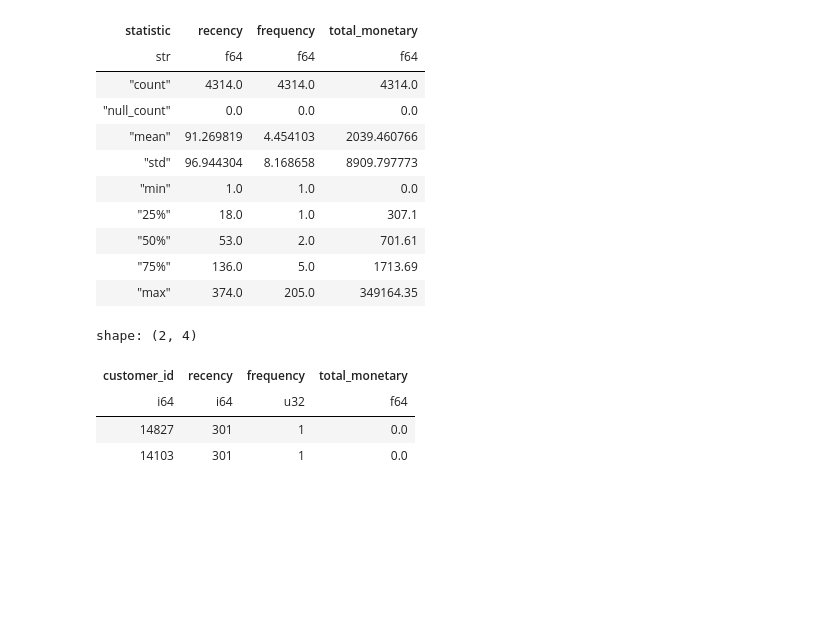
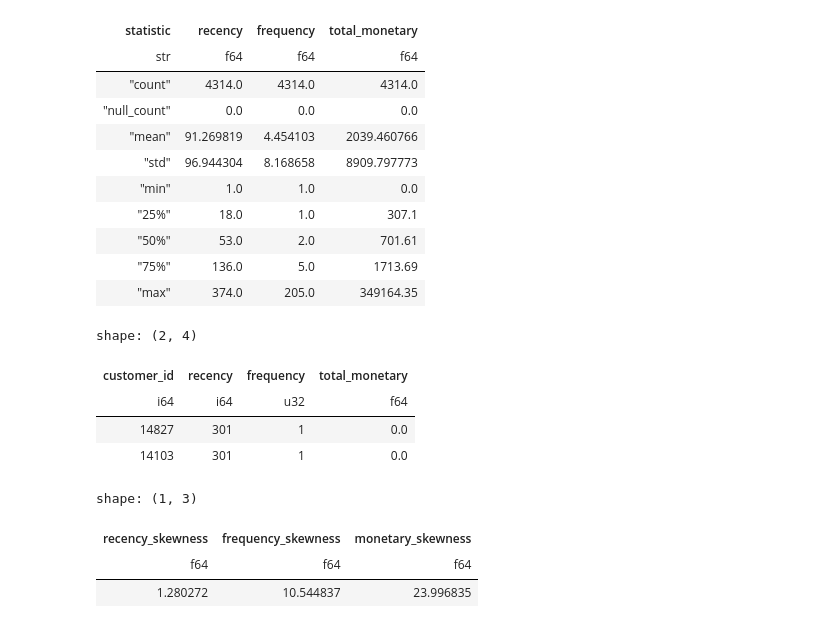
Before and after one commit to khanim-abdullayeva/Customer-Segmentation-and-Recommendation-System, a Jupyter notebook: notebook/02_rfm_analysis.ipynb, the cells around one changed output. Cells and saved outputs as stored; diff of their text form; code cells hidden in the pictures; blank space fills up the shorter version.

Commit message:
Calculate skewness for RFM metrics

```diff
--- a/notebook/02_rfm_analysis.ipynb
+++ b/notebook/02_rfm_analysis.ipynb
@@ -100,3 +100,15 @@ shape: (2, 4)
 | i64 | i64 | u32 | f64 |
 | 14827 | 301 | 1 | 0.0 |
 | 14103 | 301 | 1 | 0.0 |
+# %%
+# Calculate skewness for RFM metrics.
+rfm.select(
+    pl.col("recency").skew().alias("recency_skewness"),
+    pl.col("frequency").skew().alias("frequency_skewness"),
+    pl.col("total_monetary").skew().alias("monetary_skewness")
+)
+# %% [output]
+shape: (1, 3)
+| recency_skewness | frequency_skewness | monetary_skewness |
+| f64 | f64 | f64 |
+| 1.280272 | 10.544837 | 23.996835 |
```
